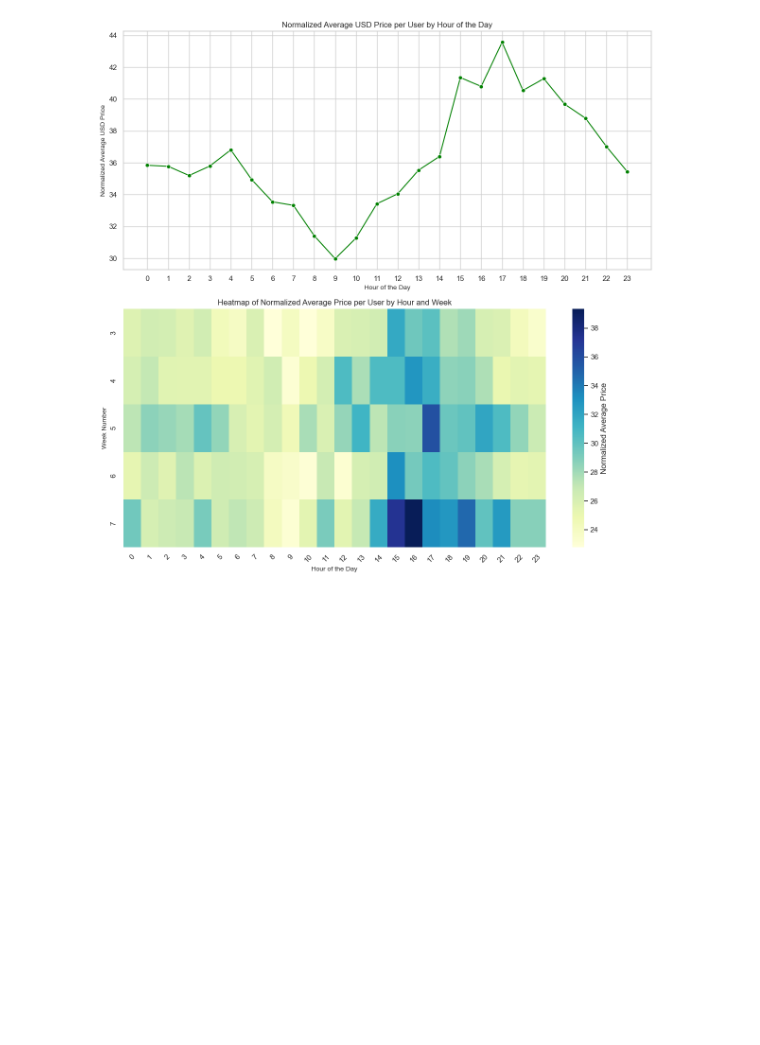
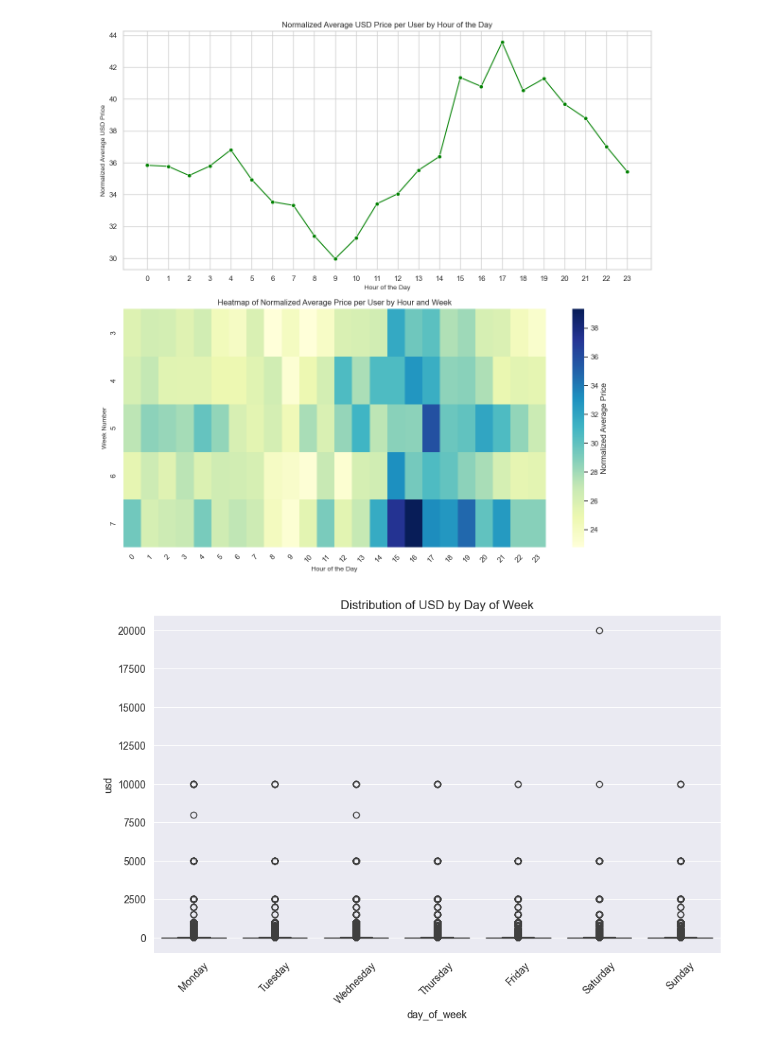
Before and after one commit to arkadymankovsky/tango-home-assignment, a Jupyter notebook: eda.ipynb, the cells around one changed output. Drawn from its saved outputs; the diff is of its cells as text; code cells hidden in the pictures; blank space fills up the shorter version.

```diff
--- a/eda.ipynb
+++ b/eda.ipynb
@@ -11,6 +11,7 @@ def load_data():
     df['usd'] = df['usd'].round(2)
     df['hour'] = df['timestamp'].dt.hour
     df['week'] = df['timestamp'].dt.isocalendar().week
+    df['day_of_week'] = df['timestamp'].dt.day_name()
     return df
 # %%
 df = load_data()
@@ -279,3 +280,23 @@ plt.tight_layout()
 plt.show()
 # %% [output]
 [figure]
+# %%
+avg_by_day = df.groupby('day_of_week')['usd'].mean()
+
+# For a more detailed analysis, including user counts and standard deviation
+detailed_analysis = df.groupby('day_of_week').agg({
+    'usd': ['mean', 'std', 'count'],
+    'user_id': 'nunique'
+}).round(2)
+
+# Sort by days of week (optional)
+day_order = ['Monday', 'Tuesday', 'Wednesday', 'Thursday', 'Friday', 'Saturday', 'Sunday']
+detailed_analysis = detailed_analysis.reindex(day_order)
+
+plt.figure(figsize=(10, 6))
+sns.boxplot(data=df, x='day_of_week', y='usd', order=day_order)
+plt.title('Distribution of USD by Day of Week')
+plt.xticks(rotation=45)
+plt.show()
+# %% [output]
+[figure, added]
```
Also changed, not shown: 2 other files.
